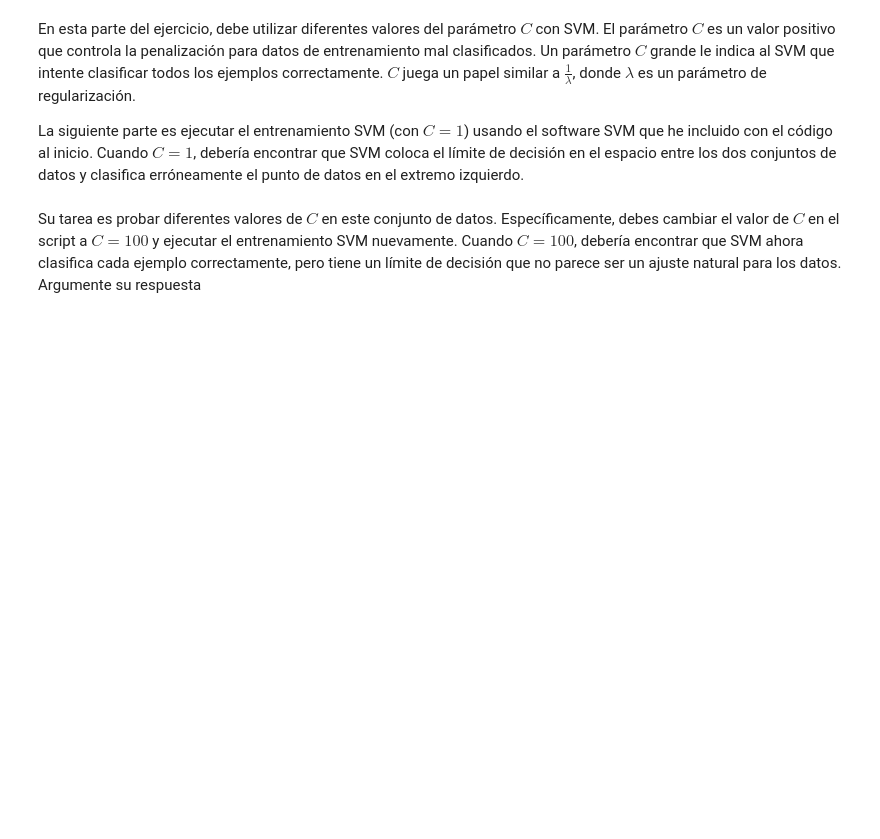
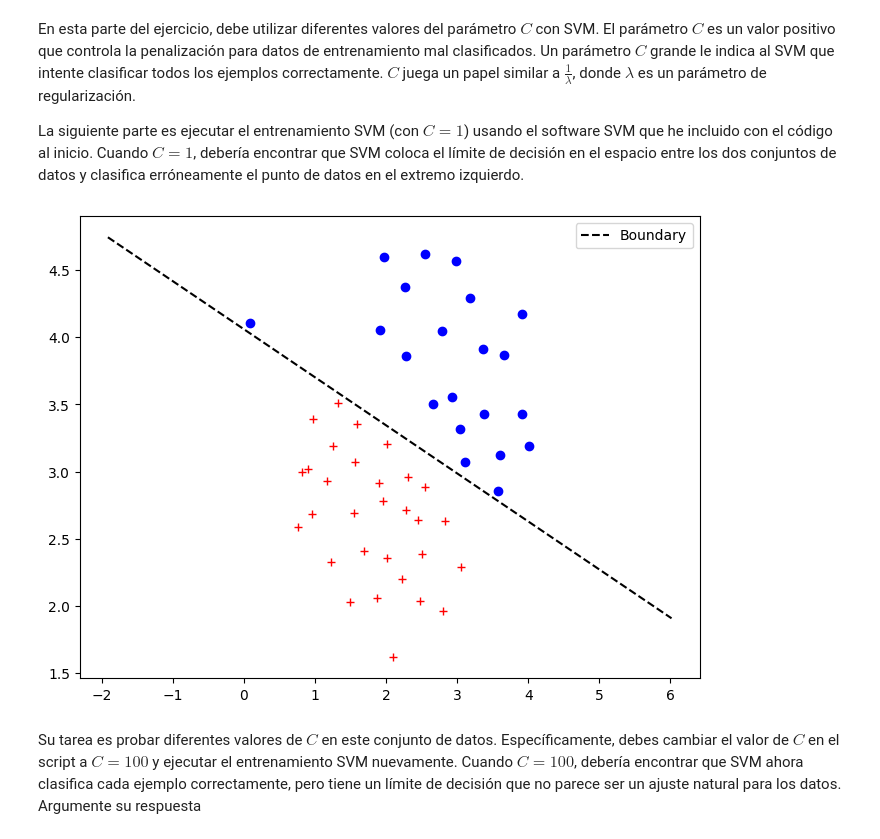
Before and after one commit to cam2149/MachineLearningIII, a Jupyter notebook: SVM_Taller.ipynb, the cells around one changed output. Drawn from its saved outputs; the diff is of its cells as text; code cells hidden in the pictures; blank space fills up the shorter version.

```diff
--- a/SVM_Taller.ipynb
+++ b/SVM_Taller.ipynb
@@ -191,15 +190,21 @@ visualize_gaussian_kernel(x1_far, x2_far, sigmas)
 Comenzaremos con un conjunto de datos de ejemplo 2D que puede estar separado por un límite lineal. El script trazará los datos de entrenamiento. En este conjunto de datos, las posiciones de los ejemplos positivos (indicados con +) y los ejemplos negativos (indicados con o) sugieren una separación natural indicada por la brecha. Sin embargo, observe que hay un ejemplo negativo atípico o en el extremo izquierdo aproximadamente (0.1, 4.1). Como parte de este ejercicio, también verá cómo este valor atípico afecta el límite de decisión de SVM.
 # %%
 import matplotlib.pyplot as plt
+import numpy as np
+from sklearn.datasets import make_blobs
+from sklearn.svm import SVC
+from sklearn import svm
+import warnings
+warnings.filterwarnings('ignore')
 from sklearn import svm
 %matplotlib inline
 ########################################################################################
-def plot_hyperplane(clf, min_x, max_x, linestyle, label):
+def plot_hyperplane(clf, min_x, max_x, linestyle, label, color):
     w = clf.coef_[0]
     a = -w[0] / w[1]
-    xx = np.linspace(min_x - 2, max_x + 2)  # make sure the line is long enough
+    xx = np.linspace(min_x - 2, max_x + 2)
     yy = a * xx - (clf.intercept_[0]) / w[1]
-    plt.plot(xx, yy, linestyle, label=label)
+    plt.plot(xx, yy, linestyle, label=label, color=color)
 # %% [markdown]
 En esta parte del ejercicio, debe utilizar diferentes valores del parámetro $C$ con SVM. El parámetro $C$ es un valor positivo que controla la penalización para datos de entrenamiento mal clasificados. Un parámetro $C$ grande le indica al SVM que intente clasificar todos los ejemplos correctamente. $C$ juega un papel similar a $\frac{1}{\lambda}$, donde $\lambda$ es un parámetro de regularización.
 
@@ -207,26 +212,29 @@ La siguiente parte es ejecutar el entrenamiento SVM (con $C = 1$) usando el soft
 # %%
 ########################################################################################
 #cargar dataset1
-data=np.loadtxt('dataset1.data',delimiter=',')
+url_data = 'https://raw.githubusercontent.com/cam2149/MachineLearningIII/refs/heads/main/dataset1.data'
+data=np.loadtxt(url_data,delimiter=',')
 X=data[:,:2]
 Y=data[:,2].astype(int)
 ########################
 ##graficar datos
 plt.figure(figsize=(8, 6))
 
 plt.plot(X[Y==0,0],X[Y==0,1],'+r')
 plt.plot(X[Y==1,0],X[Y==1,1],'ob')
 #create classifiers
 C = 100  # parametro de regularizacion de la svm
 clf_lin  = svm.SVC(kernel='linear',C=C)
 
 #entrenar
 clf_lin.fit(X, Y)
 #graficar frontera
 min_x=X[:,0].min()
 max_x=X[:,0].max()
 
 plot_hyperplane(clf_lin, min_x, max_x, 'k--', label= 'Boundary')
 plt.legend();
+# %% [output]
+[figure, added]
 # %% [markdown]
 Su tarea es probar diferentes valores de $C$ en este conjunto de datos. Específicamente, debes cambiar el valor de $C$ en el script a $C = 100$ y ejecutar el entrenamiento SVM nuevamente. Cuando $C = 100$, debería encontrar que SVM ahora clasifica cada ejemplo correctamente, pero tiene un límite de decisión que no parece ser un ajuste natural para los datos. Argumente su respuesta
```
Also changed, not shown: parts of 2 cells of this notebook.
